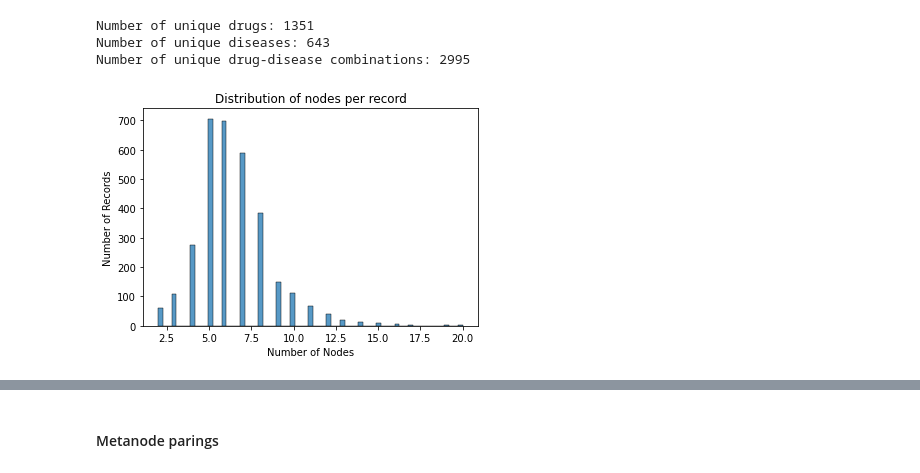
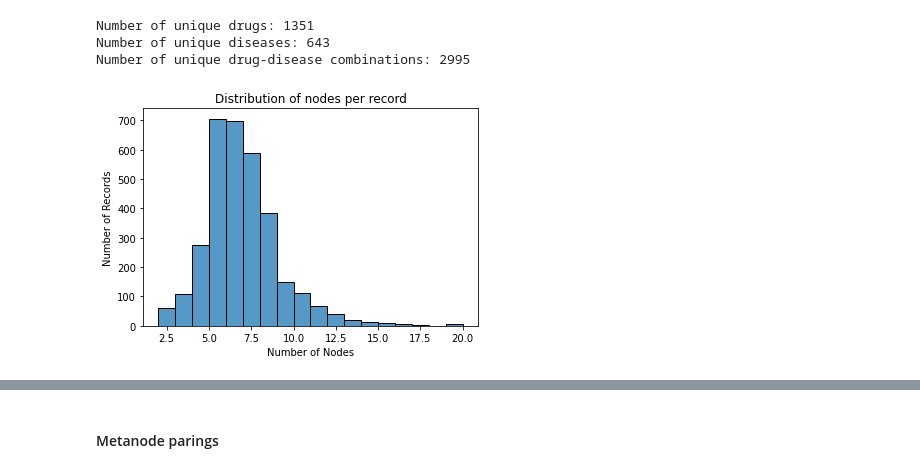
Before and after one commit to SuLab/DMDB_Analysis, a Jupyter notebook: 1_code/1_basic_dmdb_analysis.ipynb, the cells around one changed output, grey strips where cells are left out. Saved outputs shown, nothing was run; the diff lists cells and outputs as text; code cells hidden in the pictures.

```diff
--- a/1_code/1_basic_dmdb_analysis.ipynb
+++ b/1_code/1_basic_dmdb_analysis.ipynb
@@ -122,6 +122,7 @@ for i, p in enumerate(ind):
     G = add_meanode_pairs(G)
 
     basic_stats['idx'].append(i)
+    basic_stats['id'].append(p['graph']['_id'])
     basic_stats['drug'].append(drug_id)
     basic_stats['disease'].append(dis_id)
     basic_stats['n_nodes'].append(len(G.nodes))
@@ -171,10 +172,10 @@ Number of unique drugs: 1351
 Number of unique diseases: 643
 Number of unique drug-disease combinations: 2995
 # %%
-sns.histplot(basic_stats['n_nodes'])
+sns.histplot(basic_stats['n_nodes'],binwidth=1)
 plt.title('Distribution of nodes per record')
 plt.xlabel('Number of Nodes')
 plt.ylabel('Number of Records');
 # %% [output]
-[figure, old version]
+[figure, new version]
 # %%
```
Also changed, not shown: parts of 27 cells of this notebook.
